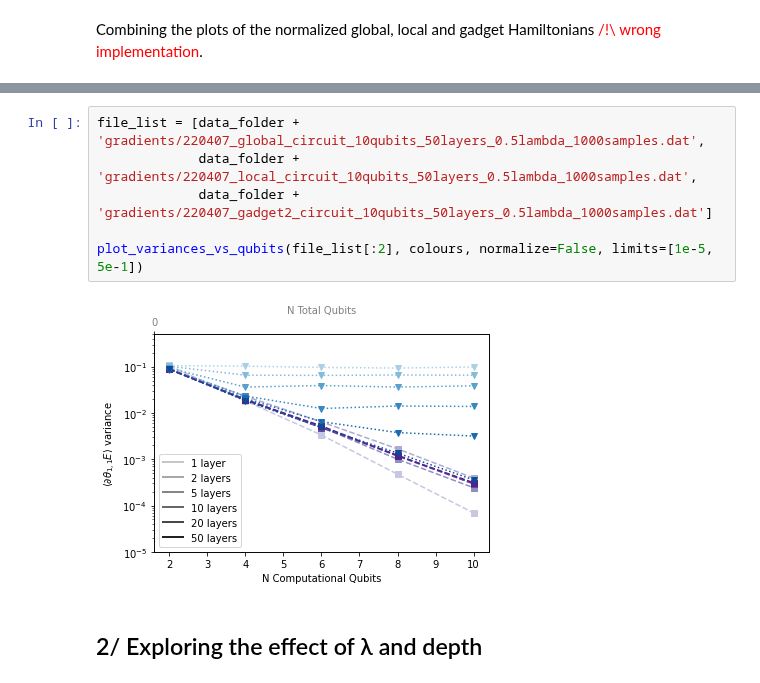
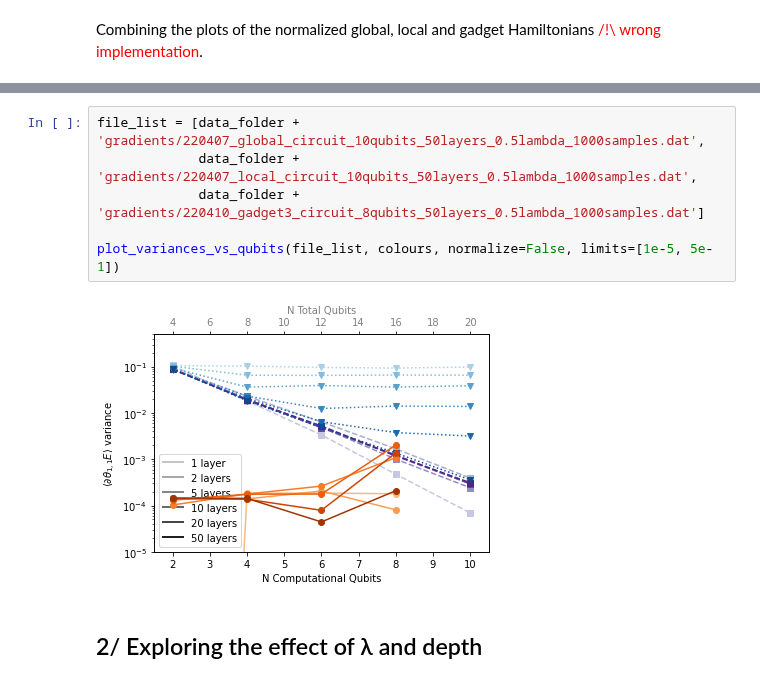
Before and after one commit to SimonCichy/barren-gadgets, a Jupyter notebook: plotting/relevant_results.ipynb, the cells around one changed output, grey strips where cells are left out. Cells and saved outputs as stored; diff of their text form.

Commit message:
Update results with new runs
Addded the latest simulation of 3-local gradient calculation for up to 8 qubits + updated the plotting script to match the x-limits

```diff
--- a/plotting/relevant_results.ipynb
+++ b/plotting/relevant_results.ipynb
@@ -81,11 +81,11 @@ plot_variances_vs_qubits(file_list, colours[:,-4:], normalize=False, limits=[1e-
 # %%
 file_list = [data_folder + 'gradients/220407_global_circuit_10qubits_50layers_0.5lambda_1000samples.dat',
              data_folder + 'gradients/220407_local_circuit_10qubits_50layers_0.5lambda_1000samples.dat',
-             data_folder + 'gradients/220407_gadget2_circuit_10qubits_50layers_0.5lambda_1000samples.dat']
+             data_folder + 'gradients/220410_gadget3_circuit_8qubits_50layers_0.5lambda_1000samples.dat']
 
-plot_variances_vs_qubits(file_list[:2], colours, normalize=False, limits=[1e-5, 5e-1])
+plot_variances_vs_qubits(file_list, colours, normalize=False, limits=[1e-5, 5e-1])
 # %% [output]
-[figure, old version]
+[figure, new version]
 # %% [markdown]
 2/ Exploring the effect of λ and depth
 -------------
```
Also changed, not shown: parts of 5 cells of this notebook, 1 other file.
